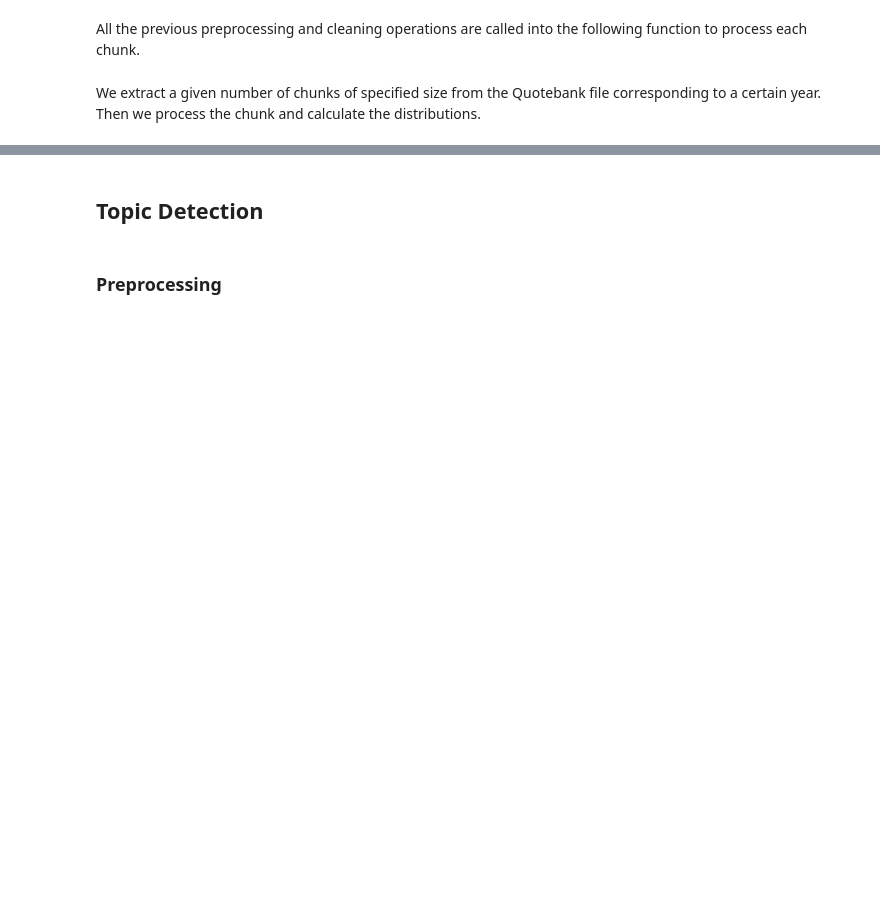
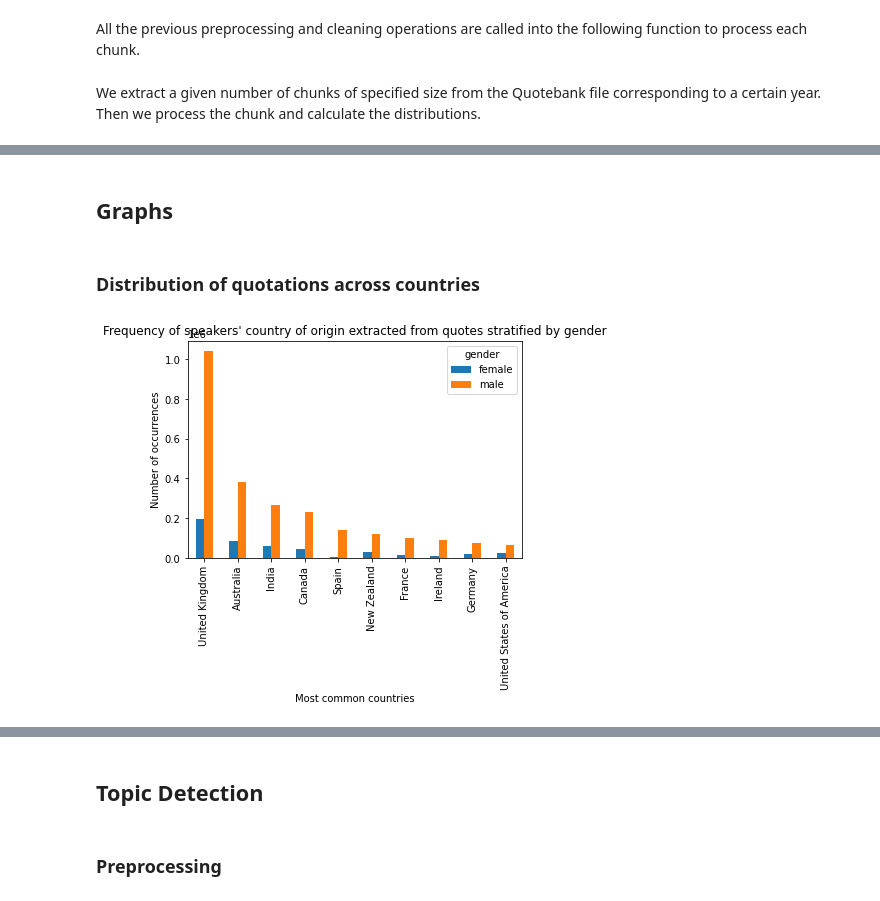
Before and after one commit to epfl-ada/ada-2021-project-gluten-meat-free, a Jupyter notebook: ADA_Project_notebook.ipynb, the cells around one changed output, grey strips where cells are left out. Saved outputs shown, nothing was run; the diff lists cells and outputs as text; code cells hidden in the pictures; blank space fills up the shorter version.

```diff
--- a/ADA_Project_notebook.ipynb
+++ b/ADA_Project_notebook.ipynb
@@ -447,0 +557,22 @@ df
+# %%
+df = read_preprocessed_data()
+# %% [markdown]
+## Graphs
+# %% [markdown]
+### Distribution of quotations across countries
+# %%
+# TODO: most frequent nations left-to-right (lexicographic order now)
+nationality_exploded = df.explode('nationality')
+top_nations_list = nationality_exploded['nationality'].value_counts()[:10]
+top_nations_df = nationality_exploded[nationality_exploded['nationality'].isin(top_nations_list.keys())]
+top_nations = top_nations_df.groupby(['nationality', 'gender'])['nationality'].count().unstack('gender')
+top_nations = top_nations.sort_values('male', ascending=False)
+
+top_nations.plot(kind='bar')
+plt.xlabel("Most common countries")
+plt.ylabel("Number of occurrences")
+plt.title("Frequency of speakers' country of origin extracted from quotes stratified by gender")
+
+plt.show()
+# %% [output]
+[figure, added]
```
Also changed, not shown: parts of 121 cells of this notebook.
